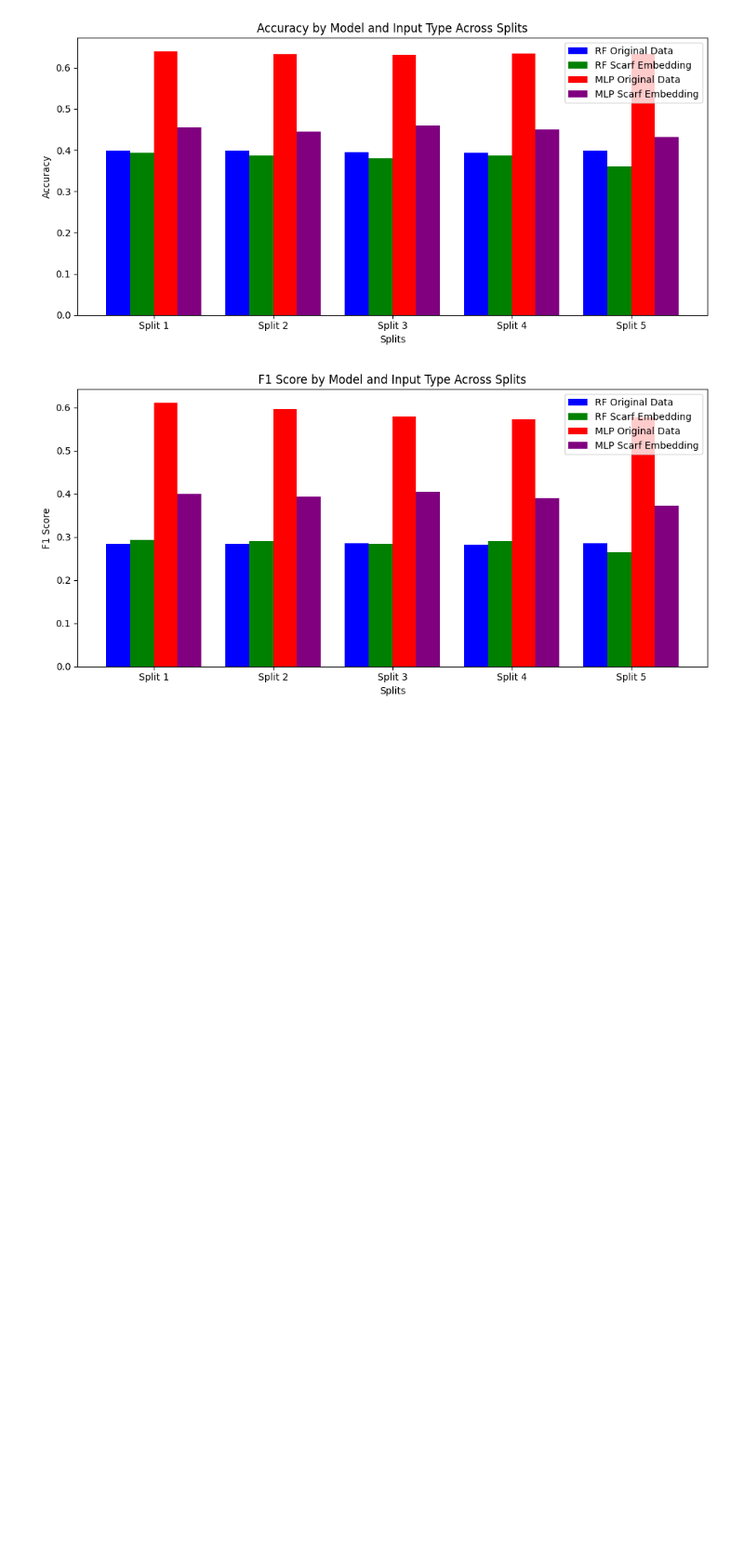
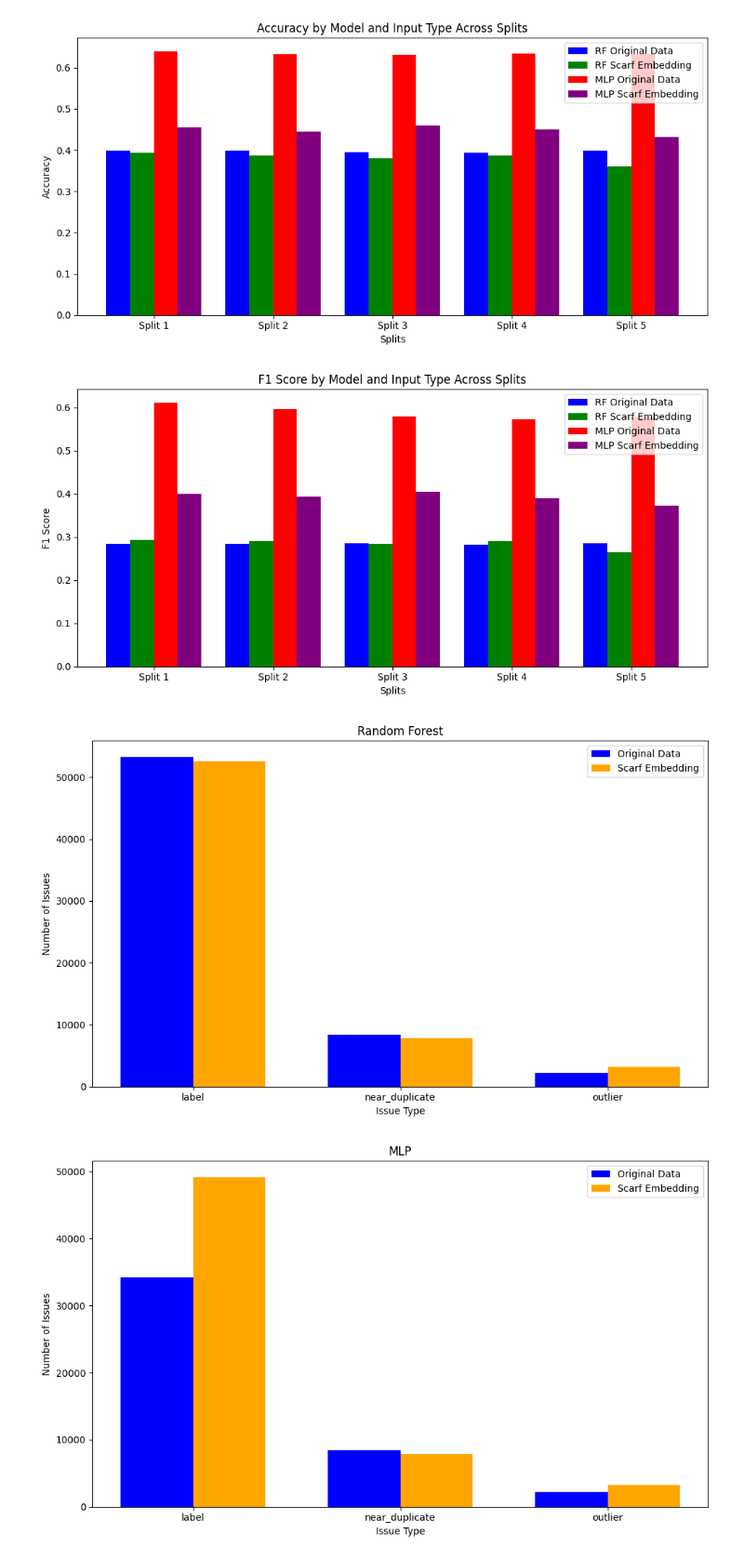
Before and after one commit to Lumin-Lab/BerCuration, a Jupyter notebook: run_on_kaggle.ipynb, the cells around one changed output. Shown at 93% size. Saved outputs shown, nothing was run; the diff lists cells and outputs as text; code cells hidden in the pictures; blank space fills up the shorter version.

```diff
--- a/run_on_kaggle.ipynb
+++ b/run_on_kaggle.ipynb
@@ -868,3 +870,74 @@ plt.show()
 # %% [output]
 [figure]
 [figure]
+# %%
+import matplotlib.pyplot as plt
+import pandas as pd
+
+# Data for Random Forest
+rf_data = {
+    'original_data': {
+        'issue_type': ['label', 'near_duplicate', 'outlier'],
+        'num_issues': [53226, 8402, 2166]
+    },
+    'scarf_embedding': {
+        'issue_type': ['label', 'near_duplicate', 'outlier'],
+        'num_issues': [52653, 7840, 3200]
+    }
+}
+
+# Data for MLP
+mlp_data = {
+    'original_data': {
+        'issue_type': ['label', 'near_duplicate', 'outlier'],
+        'num_issues': [34225, 8402, 2166]
+    },
+    'scarf_embedding': {
+        'issue_type': ['label', 'near_duplicate', 'outlier'],
+        'num_issues': [49117, 7840, 3200]
+    }
+}
+
+# Convert data to DataFrames
+rf_original_df = pd.DataFrame(rf_data['original_data'])
+rf_scarf_df = pd.DataFrame(rf_data['scarf_embedding'])
+mlp_original_df = pd.DataFrame(mlp_data['original_data'])
+mlp_scarf_df = pd.DataFrame(mlp_data['scarf_embedding'])
+
+# Plot for Random Forest
+fig, ax = plt.subplots(figsize=(10, 6))
+
+width = 0.35  # the width of the bars
+x = range(len(rf_original_df['issue_type']))
+
+ax.bar(x, rf_original_df['num_issues'], width, label='Original Data', color='blue')
+ax.bar([p + width for p in x], rf_scarf_df['num_issues'], width, label='Scarf Embedding', color='orange')
+
+ax.set_xlabel('Issue Type')
+ax.set_ylabel('Number of Issues')
+ax.set_title('Random Forest')
+ax.set_xticks([p + width / 2 for p in x])
+ax.set_xticklabels(rf_original_df['issue_type'])
+ax.legend()
+
+plt.tight_layout()
+plt.show()
+
+# Plot for MLP
+fig, ax = plt.subplots(figsize=(10, 6))
+
+ax.bar(x, mlp_original_df['num_issues'], width, label='Original Data', color='blue')
+ax.bar([p + width for p in x], mlp_scarf_df['num_issues'], width, label='Scarf Embedding', color='orange')
+
+ax.set_xlabel('Issue Type')
+ax.set_ylabel('Number of Issues')
+ax.set_title('MLP')
+ax.set_xticks([p + width / 2 for p in x])
+ax.set_xticklabels(mlp_original_df['issue_type'])
+ax.legend()
+
+plt.tight_layout()
+plt.show()
+# %% [output]
+[figure, added]
+[figure, added]
```
Also changed, not shown: parts of 1 cell of this notebook.
